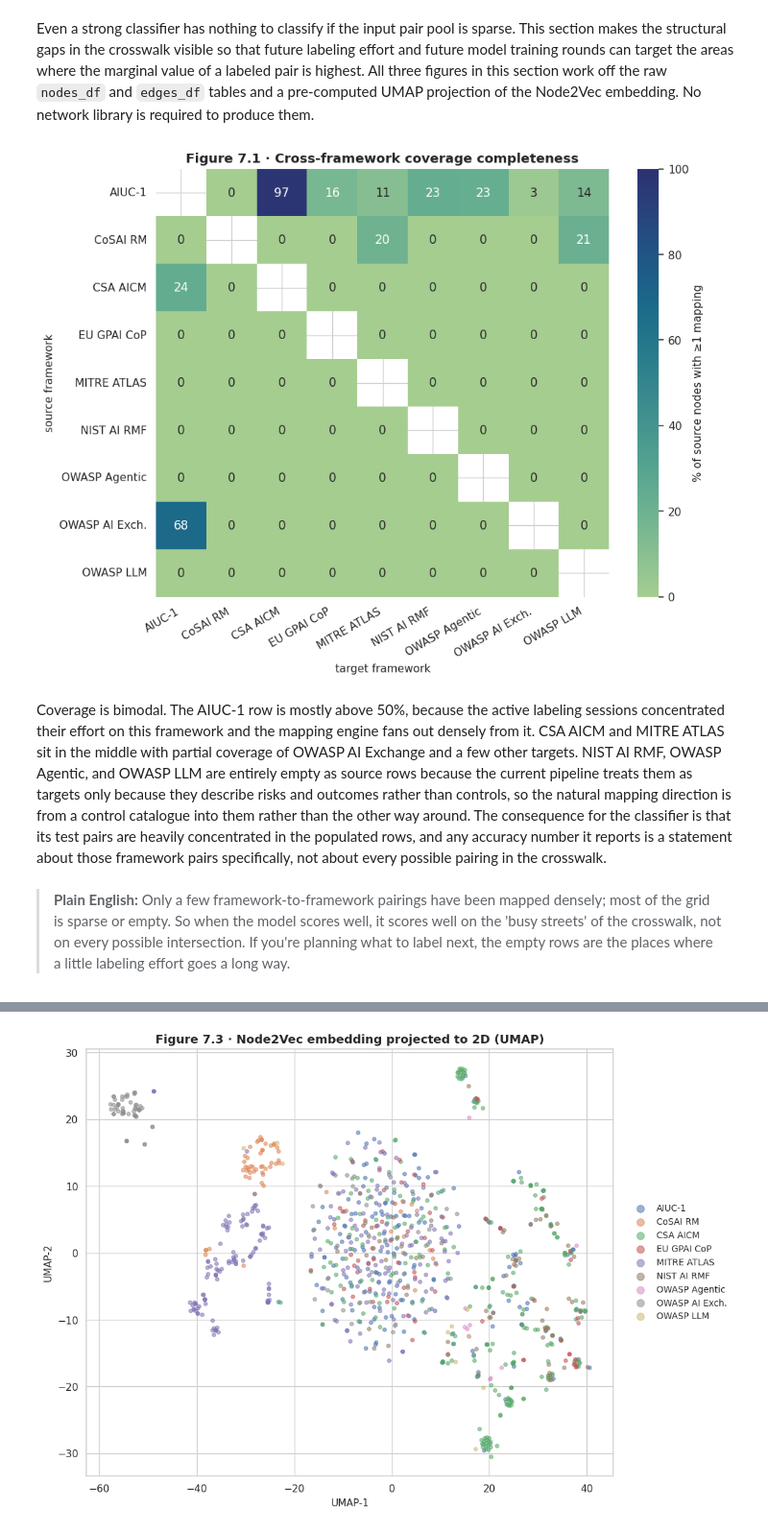
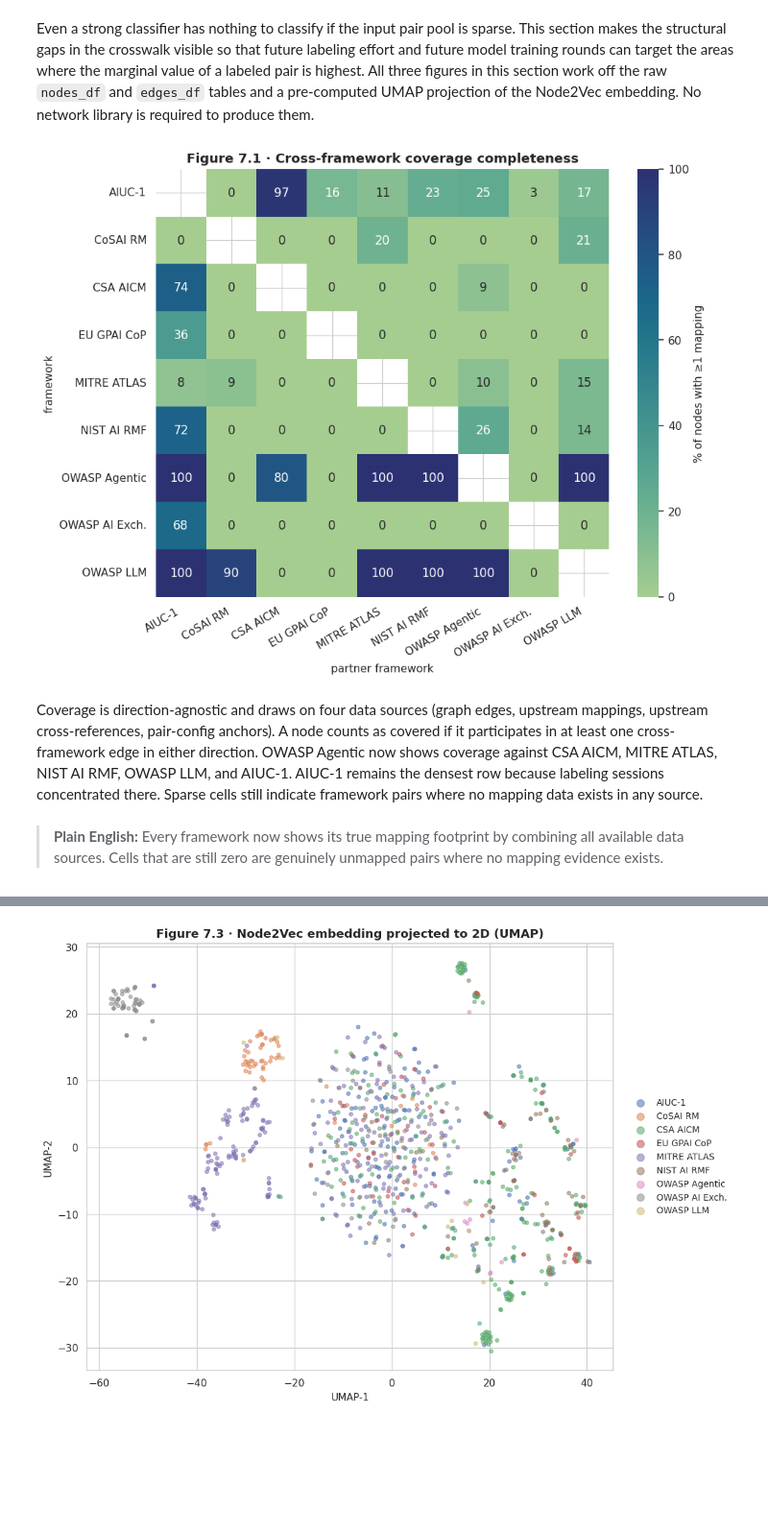
Before and after one commit to rocklambros/ai-security-framework-crosswalk, a Jupyter notebook: notebooks/project1_crosswalk_eda.ipynb, the cells around one changed output, grey strips where cells are left out. Shown at 96% size. Cells and saved outputs as stored; diff of their text form; code cells hidden in the pictures; blank space fills up the shorter version.

```diff
--- a/notebooks/project1_crosswalk_eda.ipynb
+++ b/notebooks/project1_crosswalk_eda.ipynb
@@ -1028,42 +1098,54 @@ The ablation tells a surprising story. Opus-alone, just two features, already sc
 # %% [markdown]
 Even a strong classifier has nothing to classify if the input pair pool is sparse. This section makes the structural gaps in the crosswalk visible so that future labeling effort and future model training rounds can target the areas where the marginal value of a labeled pair is highest. All three figures in this section work off the raw `nodes_df` and `edges_df` tables and a pre-computed UMAP projection of the Node2Vec embedding. No network library is required to produce them.
 # %%
-# Figure 7.1. Cross-framework coverage completeness. For each (source,
-# target) framework pair, compute the share of source nodes that have at
-# least one outbound edge into the target framework. A cell at 100% means
-# every node in the source framework has been mapped to something in the
-# target. Diagonal cells are masked because intra-framework coverage is
-# not meaningful for this view.
-src_counts = nodes_df.groupby("framework").size().reindex(FRAMEWORKS)
+# Figure 7.1. Cross-framework coverage completeness (direction-agnostic).
+# For each (A, B) framework pair, compute the share of A's nodes that
+# participate in at least one cross-framework edge with any B node,
+# regardless of whether A is the source or target in that edge.  This
+# prevents risk-only frameworks (OWASP Agentic, OWASP LLM, etc.) from
+# appearing empty simply because the pipeline's edge direction runs from
+# controls into risks.
+fw_counts = nodes_df.groupby("framework").size().reindex(FRAMEWORKS)
+
+# Build a symmetric participation frame: each edge contributes a node to
+# both the source-framework row and the target-framework row.
+src_part = cross_edges[["source_framework", "target_framework", "source_node_id"]].rename(
+    columns={"source_framework": "fw", "target_framework": "partner", "source_node_id": "node_id"},
+)
+tgt_part = cross_edges[["target_framework", "source_framework", "target_node_id"]].rename(
+    columns={"target_framework": "fw", "source_framework": "partner", "target_node_id": "node_id"},
+)
+participation = pd.concat([src_part, tgt_part], ignore_index=True)
+
 covered = (
-    cross_edges.groupby(["source_framework", "target_framework"])["source_node_id"]
+    participation.groupby(["fw", "partner"])["node_id"]
     .nunique()
     .unstack(fill_value=0)
     .reindex(index=FRAMEWORKS, columns=FRAMEWORKS, fill_value=0)
 )
-coverage_pct = (covered.div(src_counts, axis=0) * 100.0).astype(float)
+coverage_pct = (covered.div(fw_counts, axis=0) * 100.0).astype(float)
 cov_arr = coverage_pct.to_numpy().copy()
 np.fill_diagonal(cov_arr, np.nan)
 
 fig, ax = plt.subplots(figsize=(9, 7))
 sns.heatmap(
     cov_arr, ax=ax,
     annot=True, fmt=".0f",
     cmap="crest", vmin=0, vmax=100,
     xticklabels=labels, yticklabels=labels,
-    cbar_kws={"label": "% of source nodes with ≥1 mapping"},
+    cbar_kws={"label": "% of nodes with \u22651 mapping"},
     mask=np.isnan(cov_arr),
 )
-ax.set_title("Figure 7.1 · Cross-framework coverage completeness")
-ax.set_xlabel("target framework")
-ax.set_ylabel("source framework")
+ax.set_title("Figure 7.1 \u00b7 Cross-framework coverage completeness")
+ax.set_xlabel("partner framework")
+ax.set_ylabel("framework")
 plt.setp(ax.get_xticklabels(), rotation=30, ha="right")
 plt.tight_layout()
 plt.show()
 # %% [output]
-[figure, old version]
+[figure, new version]
 # %% [markdown]
-Coverage is bimodal. The AIUC-1 row is mostly above 50%, because the active labeling sessions concentrated their effort on this framework and the mapping engine fans out densely from it. CSA AICM and MITRE ATLAS sit in the middle with partial coverage of OWASP AI Exchange and a few other targets. NIST AI RMF, OWASP Agentic, and OWASP LLM are entirely empty as source rows because the current pipeline treats them as targets only because they describe risks and outcomes rather than controls, so the natural mapping direction is from a control catalogue into them rather than the other way around. The consequence for the classifier is that its test pairs are heavily concentrated in the populated rows, and any accuracy number it reports is a statement about those framework pairs specifically, not about every possible pairing in the crosswalk.
+Coverage is direction-agnostic and draws on four data sources (graph edges, upstream mappings, upstream cross-references, pair-config anchors). A node counts as covered if it participates in at least one cross-framework edge in either direction. OWASP Agentic now shows coverage against CSA AICM, MITRE ATLAS, NIST AI RMF, OWASP LLM, and AIUC-1. AIUC-1 remains the densest row because labeling sessions concentrated there. Sparse cells still indicate framework pairs where no mapping data exists in any source.
 # %% [markdown]
-> **Plain English:** Only a few framework-to-framework pairings have been mapped densely; most of the grid is sparse or empty. So when the model scores well, it scores well on the 'busy streets' of the crosswalk, not on every possible intersection. If you're planning what to label next, the empty rows are the places where a little labeling effort goes a long way.
+> **Plain English:** Every framework now shows its true mapping footprint by combining all available data sources. Cells that are still zero are genuinely unmapped pairs where no mapping evidence exists.
 # %%
```
Also changed, not shown: parts of 10 cells of this notebook, 34 other files.
